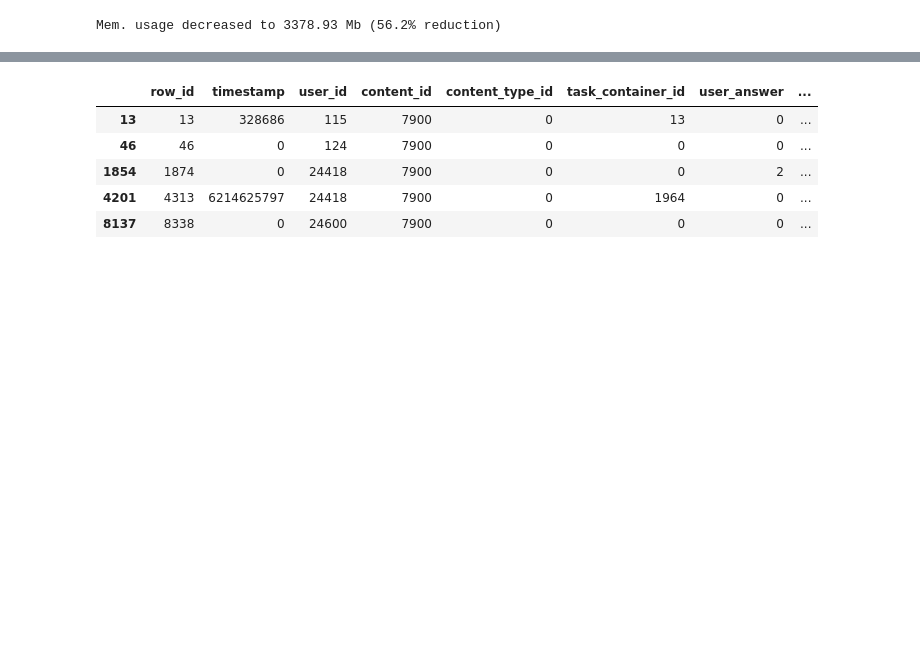
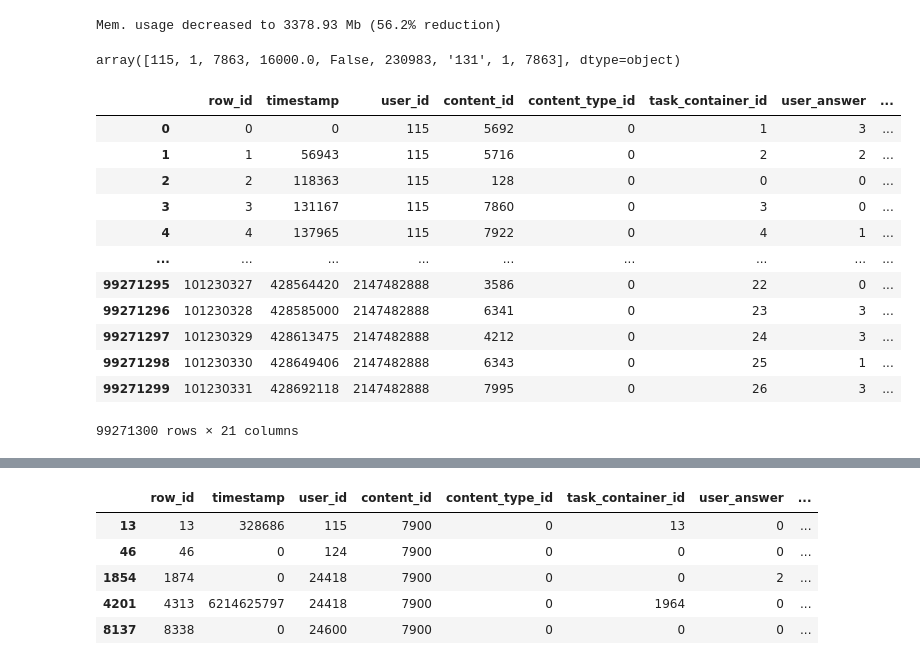
Before and after one commit to zakopuro/kaggle_Riiid, a Jupyter notebook: notebook/EDA.ipynb, the cells around one changed output, grey strips where cells are left out. Saved outputs shown, nothing was run; the diff lists cells and outputs as text; code cells hidden in the pictures; blank space fills up the shorter version.

Commit message:
base line

```diff
--- a/notebook/EDA.ipynb
+++ b/notebook/EDA.ipynb
@@ -6,3 +6,8 @@ import numpy as np
 from tqdm import tqdm
 import seaborn as sns
 pd.set_option('display.max_columns',None)
+# %%
+base_df = pd.read_feather('../features/kernel_mini_data/BASE_train.feather')
+loop_df = pd.read_feather('../features/kernel_mini_data/LOOP_train.feather')
+# %%
+df = pd.concat([base_df,loop_df],axis=1)
@@ -53,12 +152,14 @@ train_df = _reduce_mem_usage(train_df)
 Mem. usage decreased to 3378.93 Mb (56.2% reduction)
 # %%
 qs = pd.read_csv('../data/input/questions.csv')
+qs_cmnts = pd.read_csv('../data/input/question_cmnts.csv')
 # %%
 lc = pd.read_csv('../data/input/lectures_new.csv')
 # %%
 tag = qs["tags"].str.split(" ",expand = True)
 tag.columns = ['tags1','tags2','tags3','tags4','tags5','tags6']
 qs = pd.concat([qs,tag],axis=1)
+qs = pd.merge(qs,qs_cmnts,on='question_id',how='left')
 lc['l_type_of'] = _label_encoder(lc['type_of'])
 qs = qs.rename(columns={'question_id':'content_id'})
 lc = lc.rename(columns={'lecture_id':'content_id'})
@@ -70,2 +180,22 @@ qs_train = pd.merge(qs_train,qs,on='content_id',how='left')
+# %%
+row
+# %% [output]
+array([115, 1, 7863, 16000.0, False, 230983, '131', 1, 7863], dtype=object)
 # %%
 del train_df
+# %%
+qs_train
+# %% [output]
+|  | row_id | timestamp | user_id | content_id | content_type_id | task_container_id | user_answer | ... |
+| 0 | 0 | 0 | 115 | 5692 | 0 | 1 | 3 | ... |
+| 1 | 1 | 56943 | 115 | 5716 | 0 | 2 | 2 | ... |
+| 2 | 2 | 118363 | 115 | 128 | 0 | 0 | 0 | ... |
+| 3 | 3 | 131167 | 115 | 7860 | 0 | 3 | 0 | ... |
+| 4 | 4 | 137965 | 115 | 7922 | 0 | 4 | 1 | ... |
+| ... | ... | ... | ... | ... | ... | ... | ... | ... |
+| 99271295 | 101230327 | 428564420 | 2147482888 | 3586 | 0 | 22 | 0 | ... |
+| 99271296 | 101230328 | 428585000 | 2147482888 | 6341 | 0 | 23 | 3 | ... |
+| 99271297 | 101230329 | 428613475 | 2147482888 | 4212 | 0 | 24 | 3 | ... |
+| 99271298 | 101230330 | 428649406 | 2147482888 | 6343 | 0 | 25 | 1 | ... |
+| 99271299 | 101230331 | 428692118 | 2147482888 | 7995 | 0 | 26 | 3 | ... |
+99271300 rows × 21 columns
```
Also changed, not shown: parts of 19 cells of this notebook, 8 other files.
